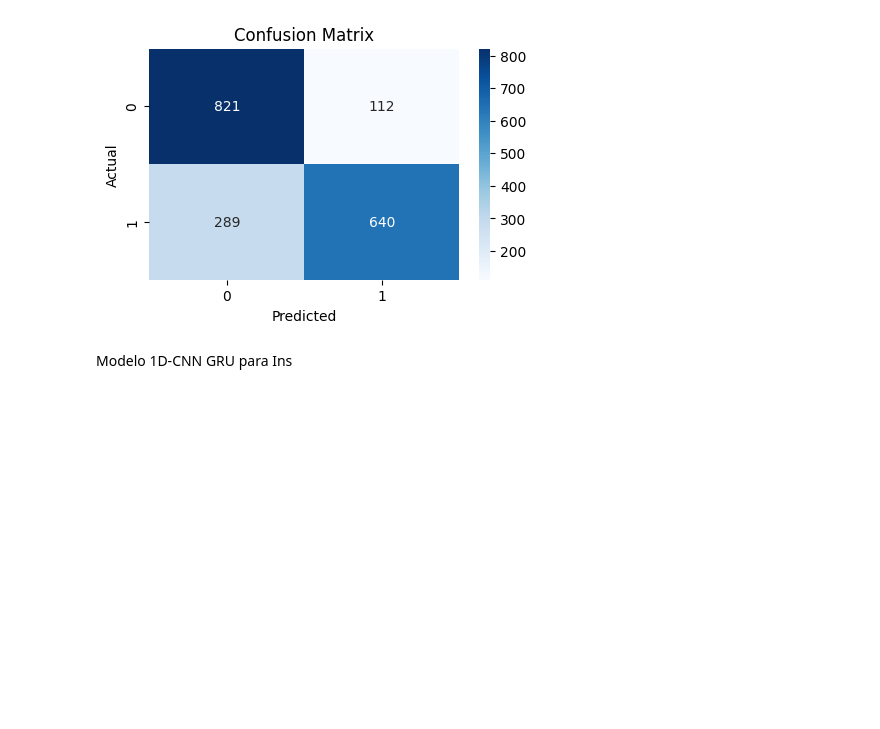
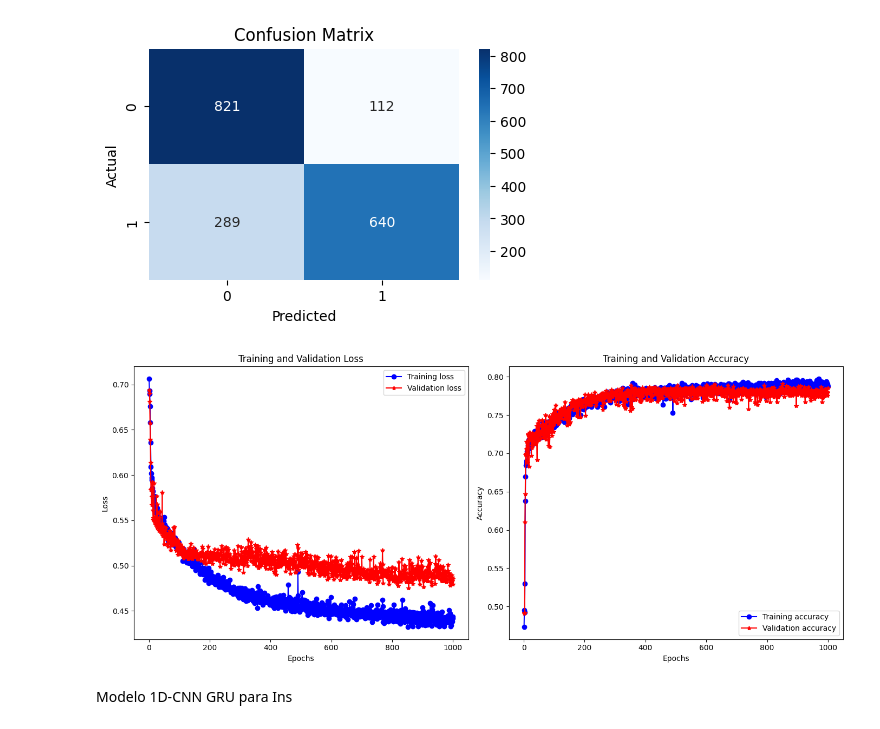
Before and after one commit to berenidur/grupo03_RPatrones_2024_I, a Jupyter notebook: Proyecto de curso/Código/avance4.ipynb, the cells around one changed output. Saved outputs shown, nothing was run; the diff lists cells and outputs as text; code cells hidden in the pictures; blank space fills up the shorter version.

```diff
--- a/Proyecto de curso/Código/avance4.ipynb
+++ b/Proyecto de curso/Código/avance4.ipynb
@@ -230,6 +230,10 @@ plt.show()
 # %% [output]
 59/59 ━━━━━━━━━━━━━━━━━━━━ 0s 3ms/step
 [figure]
+# %%
+plotaccloss(history)
+# %% [output]
+[figure, added]
 # %% [markdown]
 Modelo 1D-CNN GRU para Ins
 # %%
```
